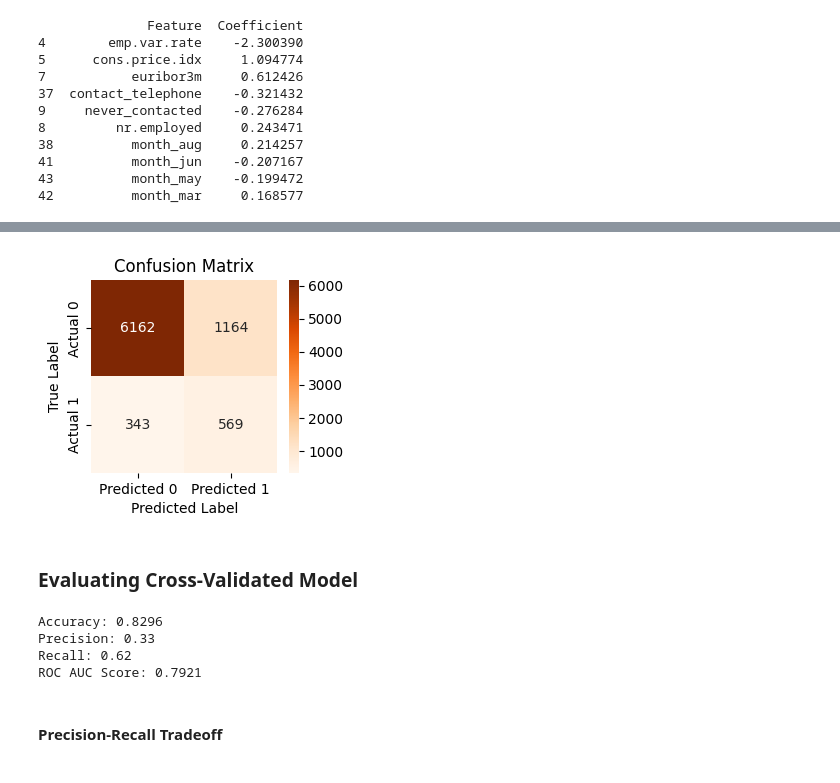
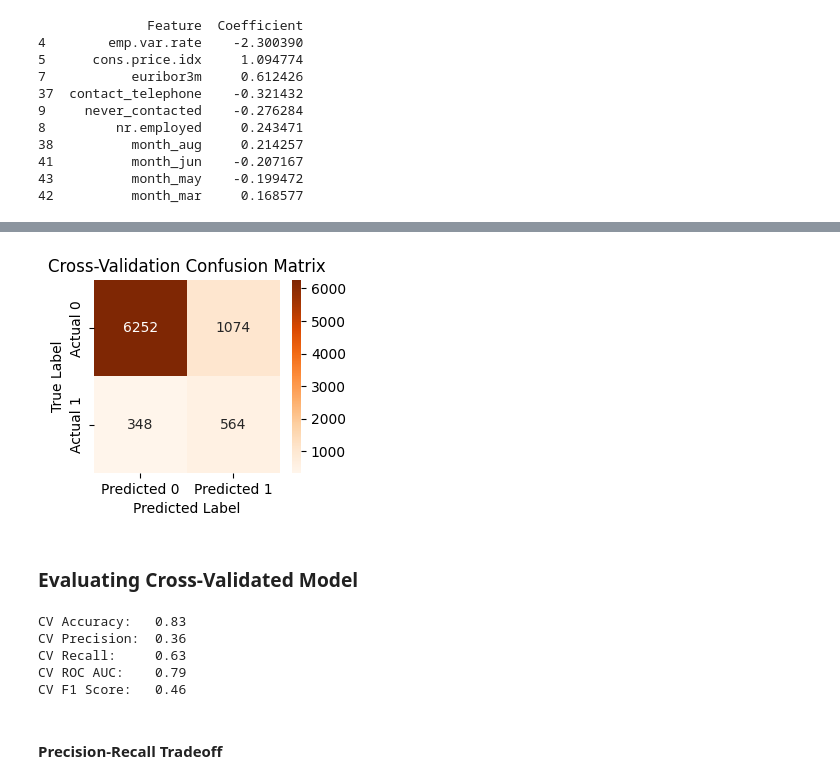
Before and after one commit to AaronVillegas5/uci-bank-marketing-analysis, a Jupyter notebook: bank_marketing_project.ipynb, the cells around one changed output, grey strips where cells are left out. Saved outputs shown, nothing was run; the diff lists cells and outputs as text; code cells hidden in the pictures.

Commit message:
Changed pipeline usage and scaling Removed use of cross_val_predict Trained cv_model directly Rearranged CV performance metrics Change confusion matrix to use test data

```diff
--- a/bank_marketing_project.ipynb
+++ b/bank_marketing_project.ipynb
@@ -146,8 +146,8 @@ y = df["y"].replace({"yes": 1, "no": 0}).astype(int) #Convert target variable to
 X_train, X_test, y_train, y_test = train_test_split(X_log, y, test_size = 0.2, random_state = 3)
 #Scale the data to improve model performance, scale after splitting to avoid data leakage (don't want information from test set influencing the scaling of the training set)
 scaler = StandardScaler()
-# X_train_scaled = scaler.fit_transform(X_train)
-# X_test_scaled = scaler.transform(X_test)
+X_train_scaled = scaler.fit_transform(X_train)
+X_test_scaled = scaler.transform(X_test)
 # %% [output]
    age  campaign  pdays  previous  emp.var.rate  cons.price.idx  \
 0   56         1      0         0           1.1          93.994
@@ -181,0 +171,3 @@ Accuracy: 0.83
+# %%
+model = LogisticRegression(max_iter=100000, class_weight='balanced', random_state=3)
+model.fit(X_train_scaled, y_train)
@@ -248,13 +238,9 @@ print(coefficients_sorted.head(10))
 # %%
-accuracy_list = []
-y = y.replace({"yes": 1, "no": 0})
-X_train, X_test, y_train, y_test = train_test_split(X_orig, y, test_size = 0.2, random_state = 3)
-# Convert all categorical variables to dummies once
-X_train_encoded = pd.get_dummies(X_train, drop_first=True)
-
+cv_model = Pipeline([
+    ('scaler', StandardScaler()),
+    ('log_reg', LogisticRegression(max_iter=10000, class_weight='balanced', random_state=3))
+])
 # Cross-validation on all features
-cv_results = cross_validate(model, X_train_encoded, y_train, cv=10, scoring="accuracy", n_jobs=-1)
-cv_accuracy = cv_results["test_score"].mean()
-
-accuracy_list.append(("all_features", cv_accuracy))
-print(f"All features CV accuracy: {cv_accuracy:.4f}")
+cv_results = cross_validate(cv_model, X_train, y_train, cv=10,
+                            scoring=["accuracy","precision","recall","roc_auc","f1"],
+                            n_jobs=-1)
@@ -279,39 +247,41 @@ print(y_pred_cv)
 # %%
+from sklearn.model_selection import cross_val_predict
+
+cv_model.fit(X_train, y_train) #Uses non-scaled X since scales inside pipeline
+# Predict on the test set
+y_test_pred = cv_model.predict(X_test)
+
+# Compute confusion matrix for the test set
+confusion_test = confusion_matrix(y_test, y_test_pred)#confusion_test = confusion_matrix(y_test, y_train_pred_cv)
 plt.figure(figsize=(3,2.5))
-sns.heatmap(confusion,
+sns.heatmap(confusion_test,
             annot=True,
             fmt="d",
             cmap="Oranges",
             xticklabels=["Predicted 0", "Predicted 1"],
             yticklabels=["Actual 0", "Actual 1"])
 
 plt.xlabel("Predicted Label")
 plt.ylabel("True Label")
-plt.title("Confusion Matrix")
+plt.title("Cross-Validation Confusion Matrix")
 plt.show()
 # %% [output]
-[figure, old version]
+[figure, new version]
 # %% [markdown]
 ### Evaluating Cross-Validated Model
 # %%
-cv_results = cross_validate(
-    model,
-    X_train_encoded,
-    y_train,
-    cv=10,
-    scoring=["accuracy", "precision", "recall", "roc_auc", "f1"]
-)
 
-print("CV Accuracy:", cv_results["test_accuracy"].mean())
-print("CV Precision:", cv_results["test_precision"].mean())
-print("CV Recall:", cv_results["test_recall"].mean())
-print("CV ROC AUC:", cv_results["test_roc_auc"].mean())
-print("CV F1 Score:", cv_results["test_f1"].mean())
+print(f"CV Accuracy:   {cv_results['test_accuracy'].mean():.2f}")
+print(f"CV Precision:  {cv_results['test_precision'].mean():.2f}")
+print(f"CV Recall:     {cv_results['test_recall'].mean():.2f}")
+print(f"CV ROC AUC:    {cv_results['test_roc_auc'].mean():.2f}")
+print(f"CV F1 Score:   {cv_results['test_f1'].mean():.2f}")
 # %% [output]
-Accuracy: 0.8296
-Precision: 0.33
-Recall: 0.62
-ROC AUC Score: 0.7921
+CV Accuracy:   0.83
+CV Precision:  0.36
+CV Recall:     0.63
+CV ROC AUC:    0.79
+CV F1 Score:   0.46
 # %% [markdown]
 #### Precision-Recall Tradeoff
 # %% [markdown]
```
Also changed, not shown: parts of 10 cells of this notebook.
